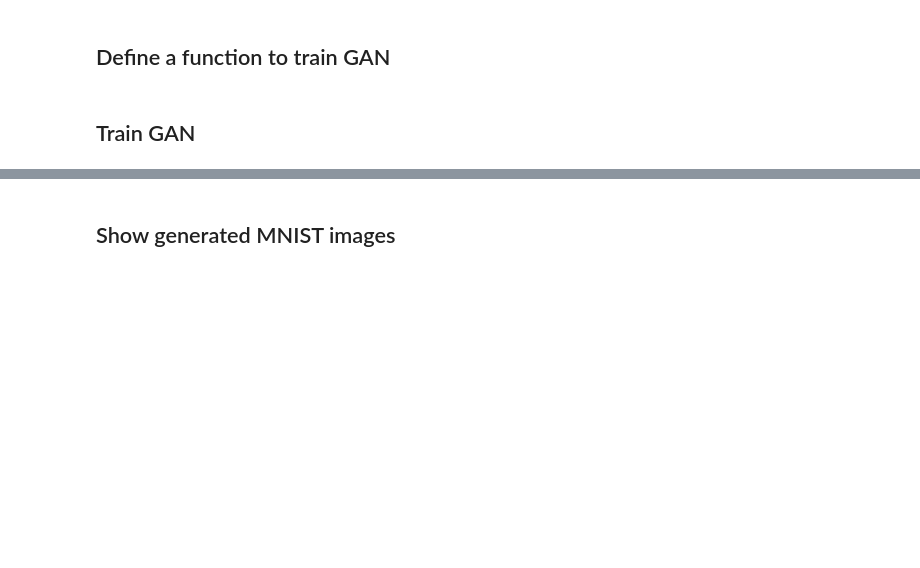
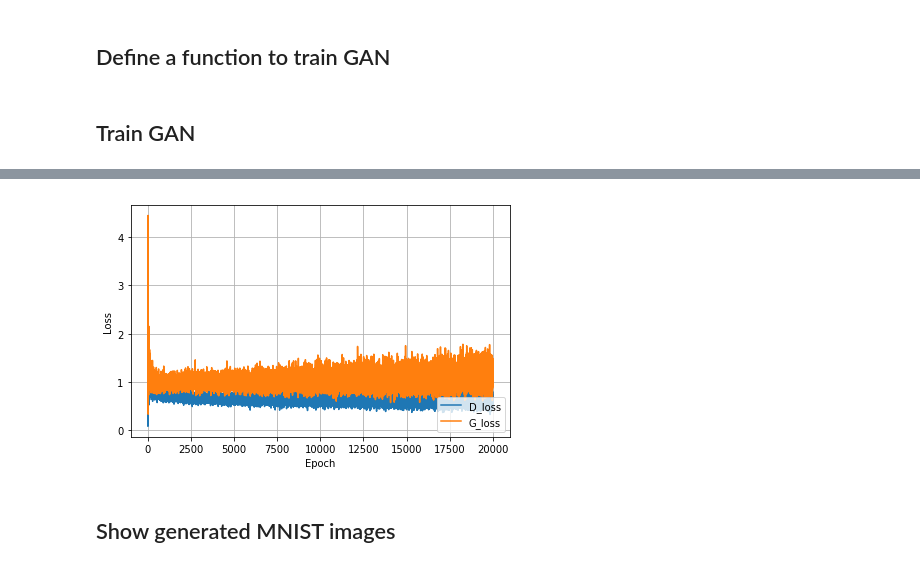
Before and after one commit to TrebleStick/CompVis, a Jupyter notebook: CW2/Q1.ipynb, the cells around one changed output, grey strips where cells are left out. Drawn from its saved outputs; the diff is of its cells as text; code cells hidden in the pictures; blank space fills up the shorter version.

Commit message:
sweep ready with all file structs - STILL NEEDS OTHER MODELS

```diff
--- a/CW2/Q1.ipynb
+++ b/CW2/Q1.ipynb
@@ -220,22 +208,3 @@ def show_train_hist(hist, show = False, save = False, path = 'Train_hist.png'):
         plt.close()
 # %% [markdown]
 ## Train GAN
-# %%
-start = time.time()
-
-# train_hist = {}
-#     train_hist['D_losses'] = []
-#     train_hist['G_losses'] = []
-#     train_hist['per_epoch_ptimes'] = []
-#     train_hist['total_ptime'] = []
-
-train(epochs=100, batch_size=32, save_interval=1, ratio=(1,1)) ## ratio G:D
-
-end = time.time()
-elapsed_train_time = 'elapsed training time: {} min, {} sec '.format(int((end - start) / 60),
-                                                                     int((end - start) % 60))
-train_hist['total_ptime'].append(elapsed_train_time)
-
-print(elapsed_train_time)
-
-show_train_hist(train_hist, save=True, path=root + model + 'train_hist.png')
@@ -263,0 +211,66 @@ NameError: name 'show_train_hist' is not defined
+# %%
+ratio_array = [ (1,1), (1,2), (1,3), (2,3), (3,2), (3,1), (2,1), (10,1), (1,10)]
+model_array = ['Deep_BN' ] #'Drop' 'Shallow_BN' 'Shallow_Drop' 'Deeper_G_BN' 'Deeper_D_BN']
+
+for pick_model in model_array:
+    #---------------------------COMPILE SELECTED MODELS--------------------------------------#
+    # build discriminator
+    discriminator = build_discriminator(pick_model=pick_model)
+    discriminator.compile(loss='binary_crossentropy',
+                          optimizer=optimizer,
+                          metrics=['accuracy'])
+
+    # build generator
+    generator = build_generator(pick_model=pick_model)
+    z = Input(shape=(100,))
+    img = generator(z)
+
+    # For the combined model we will only train the generator
+    discriminator.trainable = False
+
+    # The discriminator takes generated images as input and determines validity
+    valid = discriminator(img)
+
+    # The combined model  (stacked generator and discriminator)
+    # Trains the generator to fool the discriminator
+    combined = Model(z, valid)
+    combined.compile(loss='binary_crossentropy', optimizer=optimizer)
+    epochs = 20000
+    #----------------------------------------LOOP OVER RATIOS--------------------------------#
+    for ratio in ratio_array:
+
+        #----------------------------------------EXECUTION-----------------------------------#
+        start = time.time()
+
+        train(epochs=epochs, batch_size=32, save_interval=epochs/100, ratio=ratio, pick_model=pick_model) ## ratio G:D
+
+        end = time.time()
+
+        #--------------------------------------GET--INFO-------------------------------------#
+        elapsed_train_time = 'elapsed training time: {} min, {} sec '.format(int((end - start) / 60),
+                                                                             int((end - start) % 60))
+        train_hist['total_ptime'].append(elapsed_train_time)
+
+        print(elapsed_train_time)
+        os.makedirs(root + 'hist/', exist_ok=True)
+        show_train_hist(train_hist, save=True, path=root + 'hist/' + str(ratio[0]) + '_' + str(ratio[1]) + pick_model +'.png')
+        # save hist data to csv
+        os.makedirs(root + 'hist_csv/', exist_ok=True)
+        with open(root+ 'hist_csv/' + str(ratio[0]) + '_' + str(ratio[1]) + pick_model +'.csv', 'w') as f:
+            for key in train_hist.keys():
+                f.write("%s,%s\n"%(key,train_hist[key]))
+
+        # save weights
+
+
+        # remove old data structure
+        del train_hist
+        # redefine
+        train_hist = {}
+        train_hist['D_losses'] = []
+        train_hist['G_losses'] = []
+        train_hist['per_epoch_ptimes'] = []
+        train_hist['total_ptime'] = []
+        train_hist['accuracy'] = []
+        train_hist['Model'] = []
+# %% [output]
@@ -263,0 +312 @@ NameError: name 'show_train_hist' is not defined
+[figure, added]
```
Also changed, not shown: parts of 13 cells of this notebook, 1 other file.
